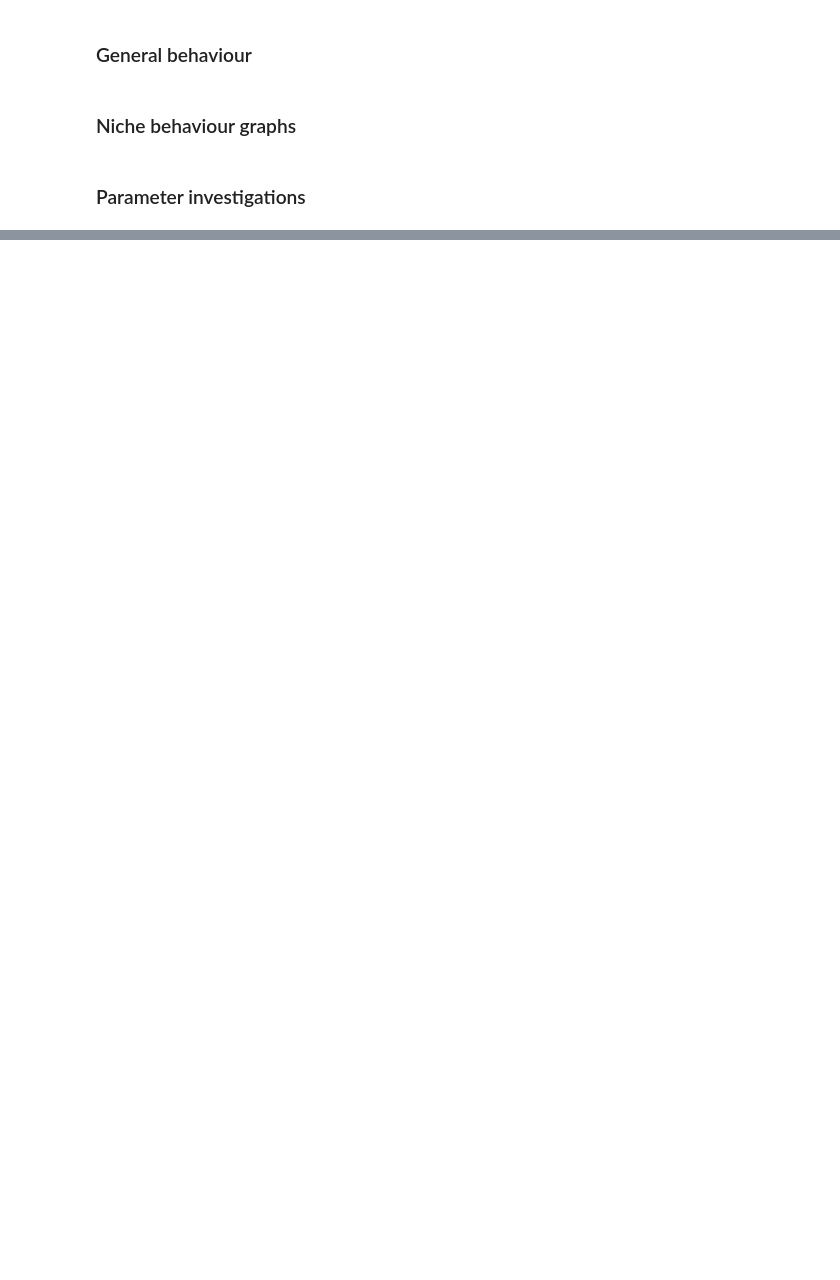
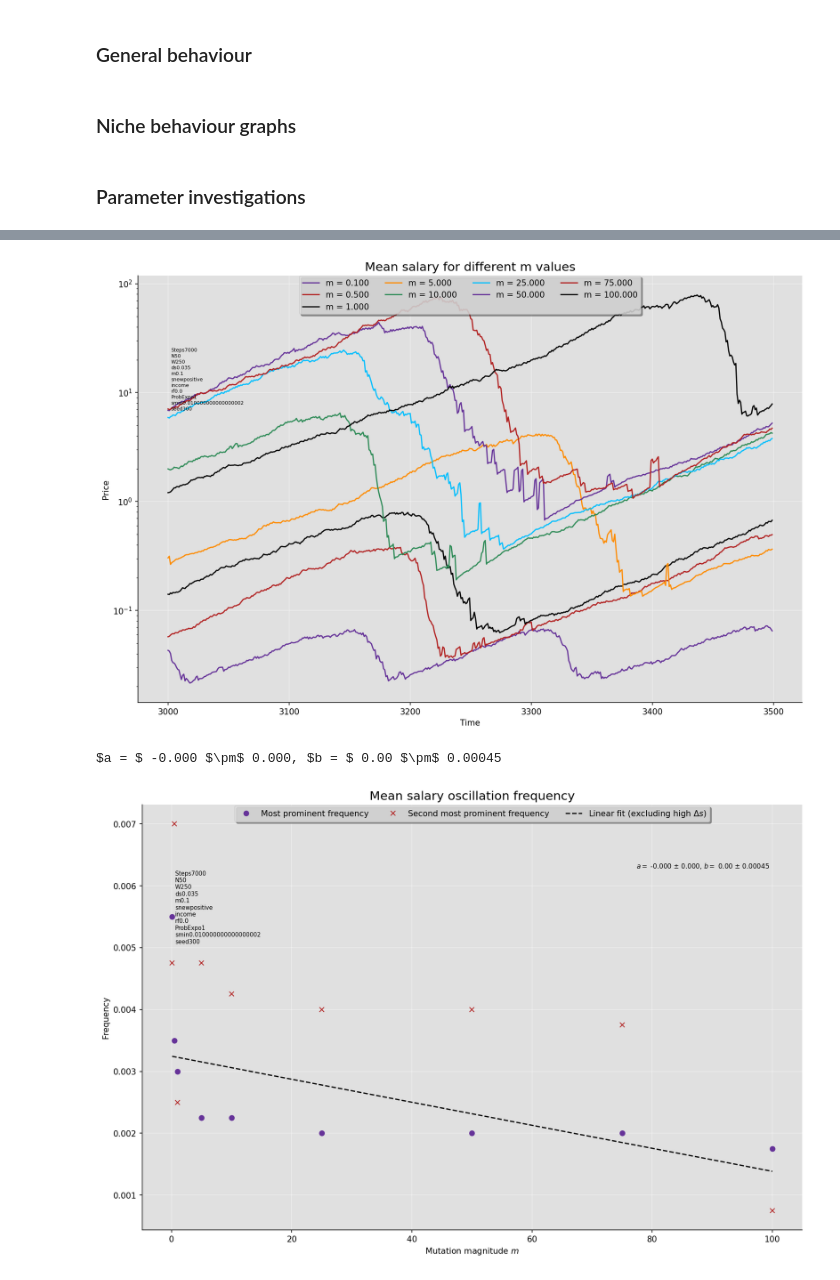
Before and after one commit to 2BeAsh/masters_project, a Jupyter notebook: code/models/common/run_plotting.ipynb, the cells around one changed output, grey strips where cells are left out. Saved outputs shown, nothing was run; the diff lists cells and outputs as text; code cells hidden in the pictures; blank space fills up the shorter version.

```diff
--- a/code/models/common/run_plotting.ipynb
+++ b/code/models/common/run_plotting.ipynb
@@ -67,13 +74,15 @@ plotter.plot_survivors(show_peak_plot=False)
 # %%
 # Get group name list
 # Mutation size
-m_values = np.geomspace(10*salary_min, 1000*salary_min, 14)
+m_values = [0.1, 0.5, 1, 5, 10, 25, 50, 75, 100]
 group_name_list_mutation = []
 for m in m_values:
     create_data.mutation_magnitude = m
+    # create_data.salary_min = m / 10
     group_name_list_mutation.append(create_data._get_group_name())
 # Reset m
 create_data.mutation_magnitude = mutation_magnitude
+create_data.salary_min = salary_min
 
 # Prob exponent
 prob_exponent_values = [0, 1, 2, 4, 6, 8]
@@ -85,7 +94,7 @@ for exponent in prob_exponent_values:
 create_data.prob_exponent = prob_exponent
 
 # ds
-ds_values = [0.01, 0.02, 0.04, 0.08, 0.12, 0.16]
+ds_values = np.linspace(0.005, 0.1, 10)
 group_name_list_ds = []
 for ds in ds_values:
     create_data.ds = ds
@@ -177,0 +206,11 @@ plotter.plot_multiple_ds_v2(group_name_list_ds)
+# %%
+# -- Mutation size investigation --
+plotter.plot_multiple_m(group_name_list_mutation, same_plot=True)
+plotter.plot_m_frequency(group_name_list_mutation)
+plotter.plot_m_power_spectrum(group_name_list_mutation)
+
+# plotter.plot_min_max_vs_m()
+# %% [output]
+[figure, added]
+$a = $ -0.000 $\pm$ 0.000, $b = $ 0.00 $\pm$ 0.00045
+[figure, added]
```
Also changed, not shown: parts of 14 cells of this notebook.
